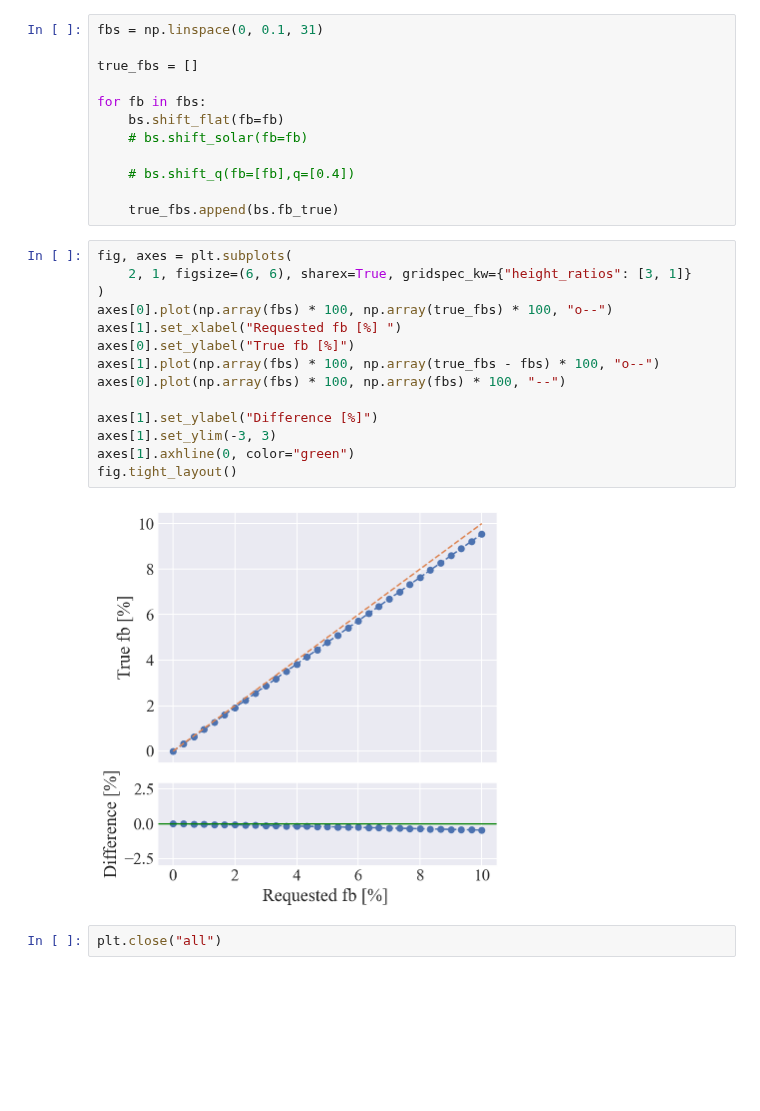
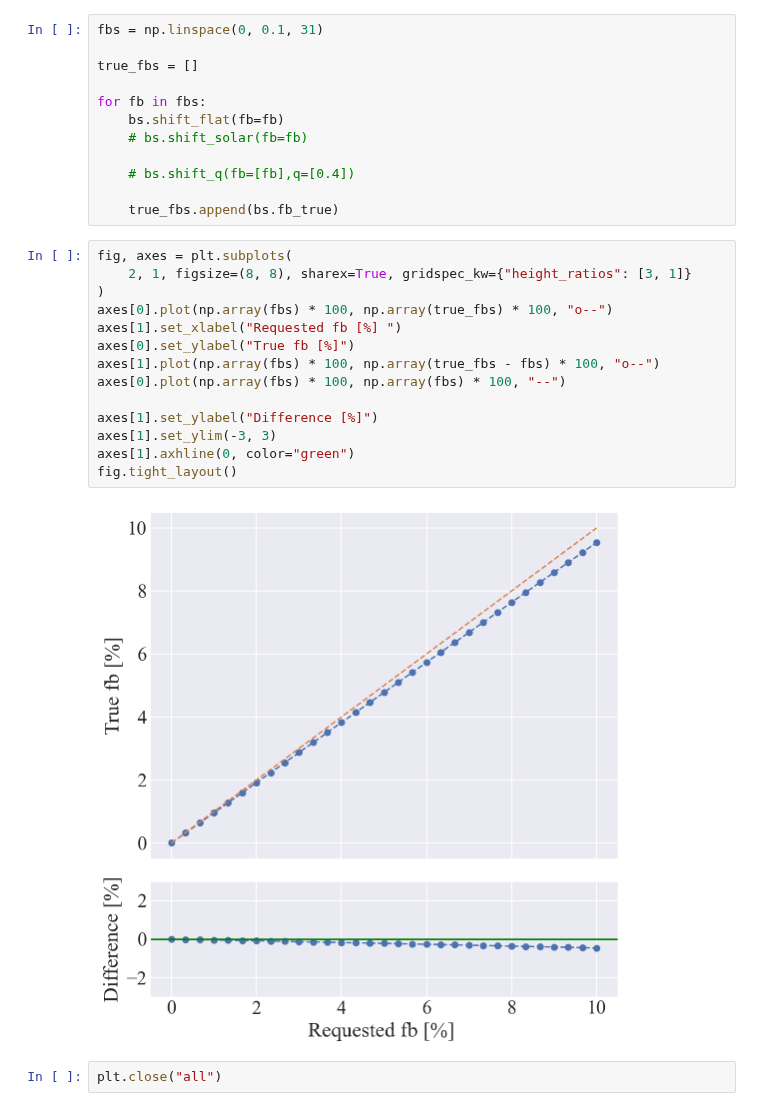
Before and after one commit to pjs902/honours-thesis, a Jupyter notebook: notebooks/binary-shift.ipynb, the cells around one changed output. Cells and saved outputs as stored; diff of their text form; blank space fills up the shorter version.

```diff
--- a/notebooks/binary-shift.ipynb
+++ b/notebooks/binary-shift.ipynb
@@ -264,20 +264,20 @@ for fb in fbs:
     true_fbs.append(bs.fb_true)
 # %%
 fig, axes = plt.subplots(
-    2, 1, figsize=(6, 6), sharex=True, gridspec_kw={"height_ratios": [3, 1]}
+    2, 1, figsize=(8, 8), sharex=True, gridspec_kw={"height_ratios": [3, 1]}
 )
 axes[0].plot(np.array(fbs) * 100, np.array(true_fbs) * 100, "o--")
 axes[1].set_xlabel("Requested fb [%] ")
 axes[0].set_ylabel("True fb [%]")
 axes[1].plot(np.array(fbs) * 100, np.array(true_fbs - fbs) * 100, "o--")
 axes[0].plot(np.array(fbs) * 100, np.array(fbs) * 100, "--")
 
 axes[1].set_ylabel("Difference [%]")
 axes[1].set_ylim(-3, 3)
 axes[1].axhline(0, color="green")
 fig.tight_layout()
 # %% [output]
-[figure, old version]
+[figure, new version]
 # %%
 plt.close("all")
 # %% [markdown]
```
Also changed, not shown: parts of 9 cells of this notebook, 2 other files.
